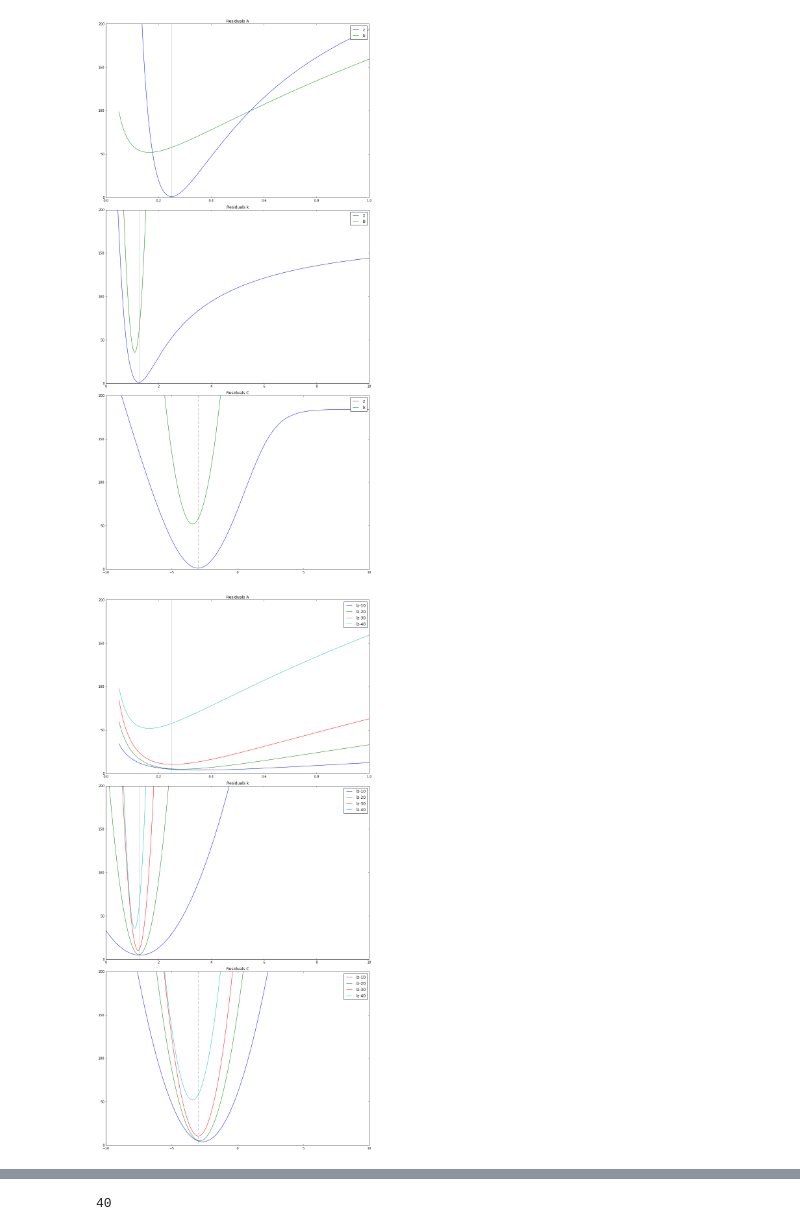
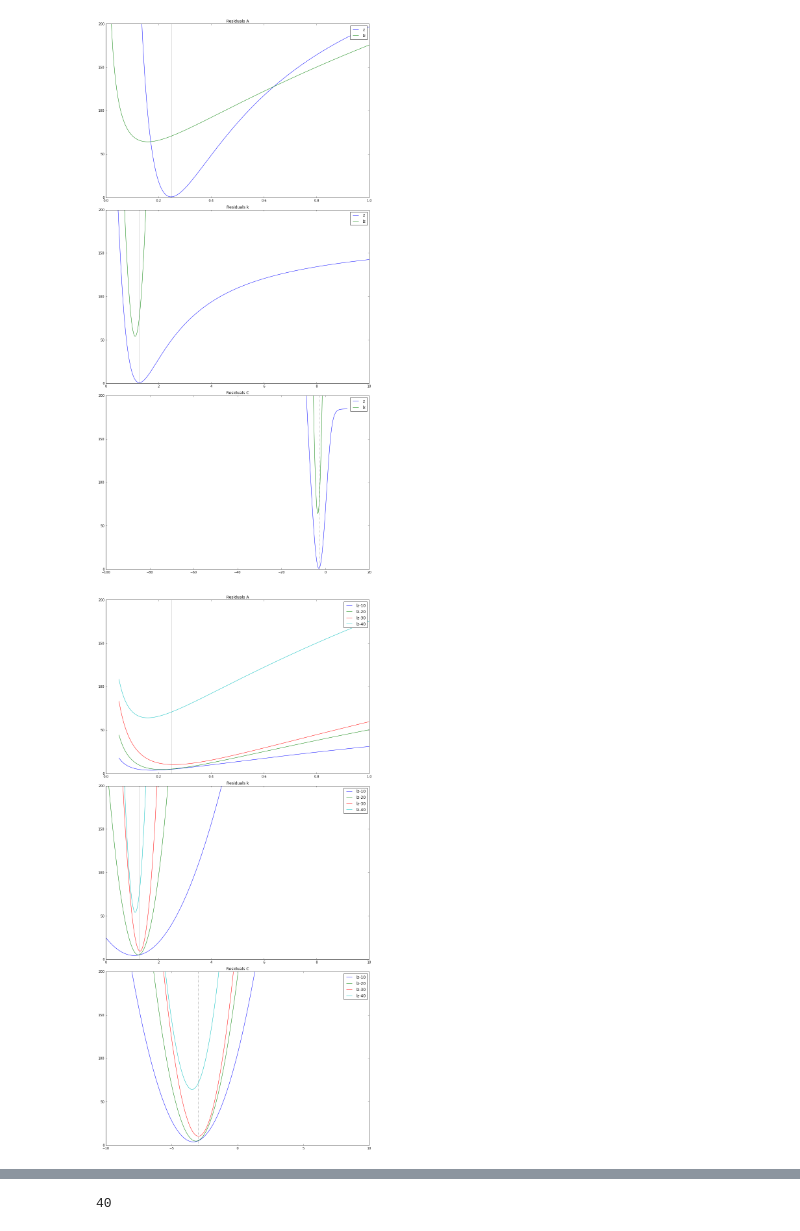
Before and after one commit to andersberliner/smelling_sepsis, a Jupyter notebook: Fitting Sigmoids.ipynb, the cells around one changed output, grey strips where cells are left out. Cells and saved outputs as stored; diff of their text form; code cells hidden in the pictures.

```diff
--- a/Fitting Sigmoids.ipynb
+++ b/Fitting Sigmoids.ipynb
@@ -230,7 +227,7 @@ plt.suptitle('Fitting C when k, A are known')
 ## Look at convexity of data
 plt.figure(figsize=(12,24))
 
-Cs = np.arange(-10,10,0.05)
+Cs = np.arange(-100,10,0.05)
 rz = []
 rlz = []
 for C in Cs:
@@ -252,7 +249,7 @@ plt.ylim([0,200])
 
 rz = []
 rlz = []
-ks = np.arange(0.01, 10, 0.0005)
+ks = np.arange(0.0001, 10, 0.0005)
 for k in ks:
 #     plt.subplot(3,1,1)
     z = my_sigmoid(t, k=k)
@@ -267,35 +264,35 @@ plt.subplot(3,1,2)
 plt.plot(ks, rz, label='z')
 plt.plot(ks, rlz, '-',label='lz')
 plt.axvline(1.25, color='k', linestyle=':')
 plt.legend()
 plt.title('Residuals k')
 plt.ylim([0,200])
 
 rz = []
 rlz = []
-As = np.arange(0.05, 1.0, 0.001)
+As = np.arange(0.01, 1.0, 0.001)
 for A in As:
 #     plt.subplot(3,1,1)
     z = my_sigmoid(t, A=A)
 #     plt.plot(t,z,label=('A=%s' % A))
 #     plt.subplot(3,1,2)
     lz = my_logit(z, A=A)
 #     plt.plot(t,lz,label=('A=%s' % A))
     rz.append(my_residuals(y,z))
     rlz.append(my_residuals(ly,lz))
 
 
 plt.subplot(3,1,1)
 plt.plot(As, rz, label='z')
 plt.plot(As, rlz, '-',label='lz')
 plt.axvline(0.25, color='k', linestyle=':')
 plt.legend()
 plt.title('Residuals A')
 plt.ylim([0,200])
 
 plt.tight_layout()
 # %% [output]
-[figure, old version]
+[figure, new version]
 # %%
 ## Look at convexity of data with different proportions of the data fed in
 tmaxs = [10, 20, 30,40]
@@ -374,7 +371,7 @@ plt.ylim([0,200])
 
 plt.tight_layout()
 # %% [output]
-[figure, old version]
+[figure, new version]
 # %%
 ## Look at convexity of data with different proportions of the data fed in
 tmaxs = [10, 20, 30,40]
```
Also changed, not shown: parts of 11 cells of this notebook, 5 other files.
